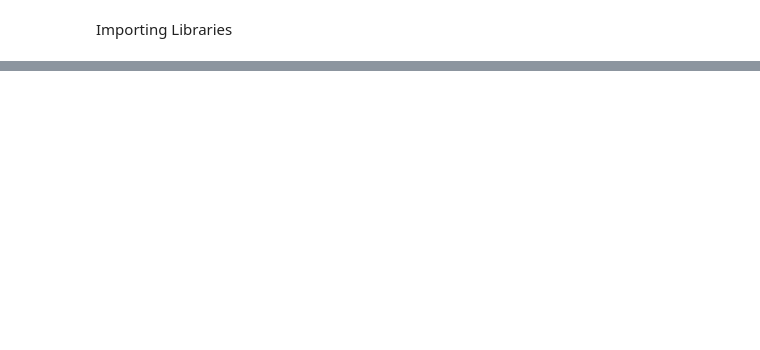
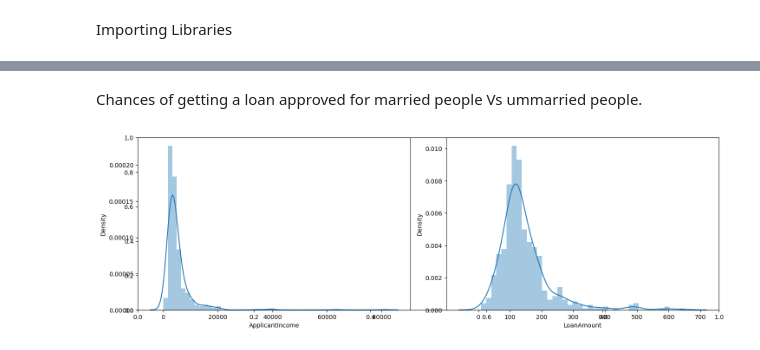
Before and after one commit to senbarnika/LOAN-LeLo, a Jupyter notebook: loan_eligibility_prediction/predict_eligibility.ipynb, the cells around one changed output, grey strips where cells are left out. Drawn from its saved outputs; the diff is of its cells as text; code cells hidden in the pictures; blank space fills up the shorter version.

```diff
--- a/loan_eligibility_prediction/predict_eligibility.ipynb
+++ b/loan_eligibility_prediction/predict_eligibility.ipynb
@@ -51,0 +135,11 @@ warnings.filterwarnings('ignore')
+# %% [markdown]
+Chances of getting a loan approved for married people Vs ummarried people.
+# %%
+plt.subplots(figsize=(15, 5))
+for i, col in enumerate(['ApplicantIncome', 'LoanAmount']):
+    plt.subplot(1, 2, i+1)
+    sb.distplot(df[col])
+plt.tight_layout()
+plt.show()
+# %% [output]
+[figure, added]
```
Also changed, not shown: parts of 13 cells of this notebook, 1 other file.
